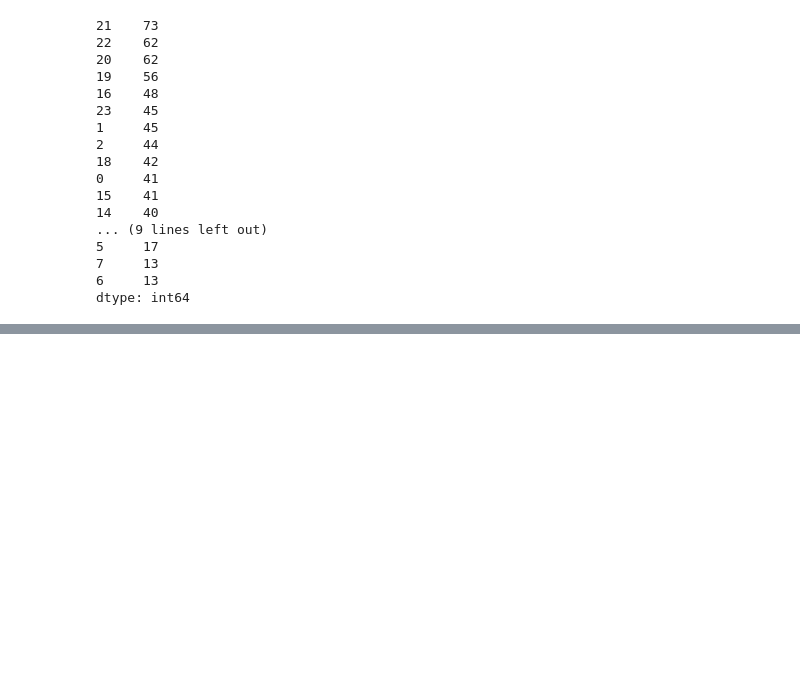
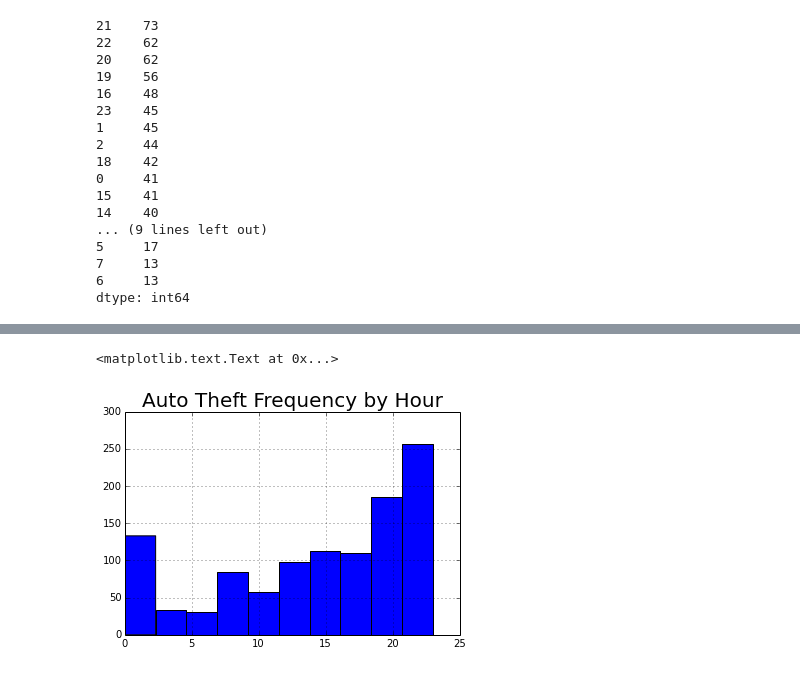
Before and after one commit to carlosmiguelpatino/MetodosComputacionales, a Jupyter notebook: Tarea3/Houston_tenemos_un_problema.ipynb, the cells around one changed output, grey strips where cells are left out. Cells and saved outputs as stored; diff of their text form; code cells hidden in the pictures; blank space fills up the shorter version.

```diff
--- a/Tarea3/Houston_tenemos_un_problema.ipynb
+++ b/Tarea3/Houston_tenemos_un_problema.ipynb
@@ -60,7 +71,10 @@ Burglary.Hour.hist()
 # %%
 #Auto Theft histogram
-plt.subplot(221)
 ATheft = HoustonData.loc[HoustonData['Offense Type'] == 'Auto Theft']
 ATheft.Hour.hist()
+plt.title("Auto Theft Frequency by Hour", fontsize = 20)
+# %% [output]
+<matplotlib.text.Text at 0x...>
+[figure, added]
 # %%
 #Aggravated Assault
```
Also changed, not shown: parts of 10 cells of this notebook.
